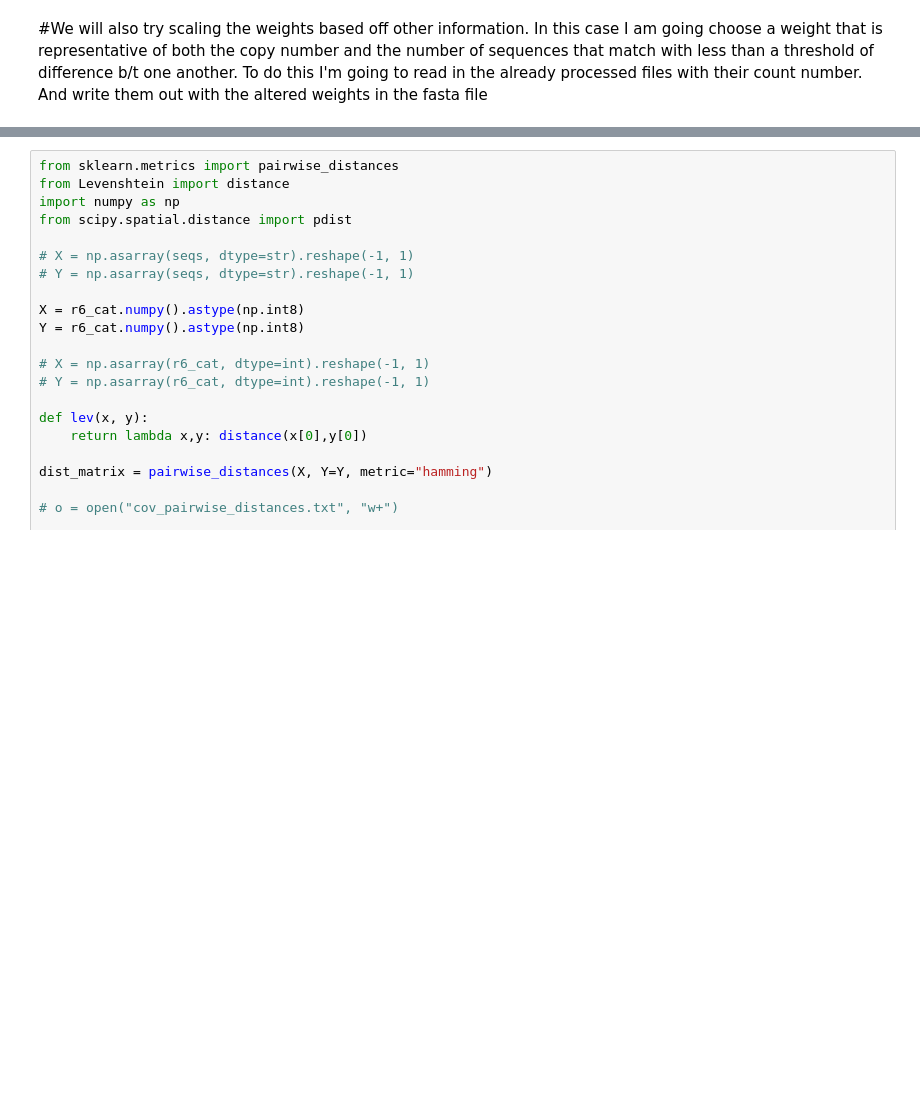
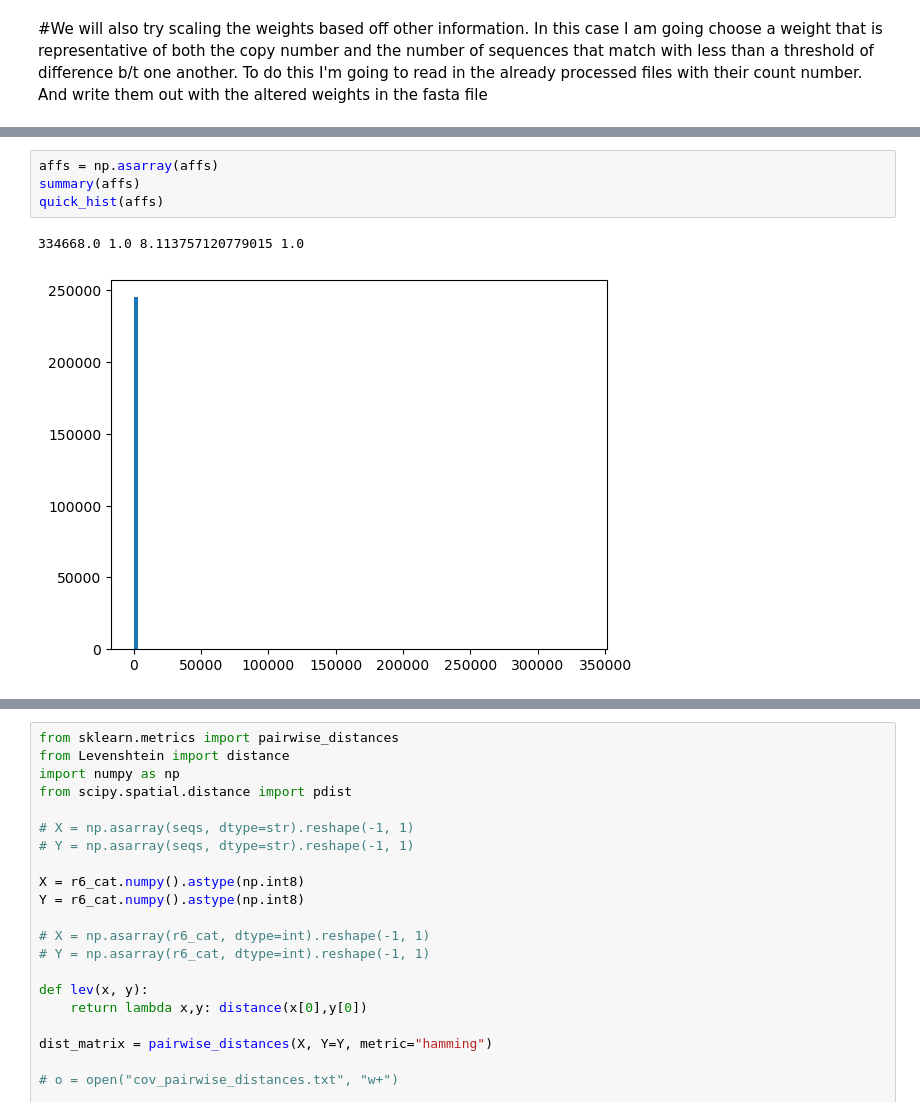
Before and after one commit to Jonahowns/phage_display_ML, a Jupyter notebook: datasets/cov_dataset_prep_example.ipynb, the cells around one changed output, grey strips where cells are left out. Drawn from its saved outputs; the diff is of its cells as text; blank space fills up the shorter version.

```diff
--- a/datasets/cov_dataset_prep_example.ipynb
+++ b/datasets/cov_dataset_prep_example.ipynb
@@ -133,0 +170,7 @@ torch.Size([1420384, 40])
+# %%
+affs = np.asarray(affs)
+summary(affs)
+quick_hist(affs)
+# %% [output]
+334668.0 1.0 8.113757120779015 1.0
+[figure, added]
```
Also changed, not shown: parts of 17 cells of this notebook, 1 other file.
